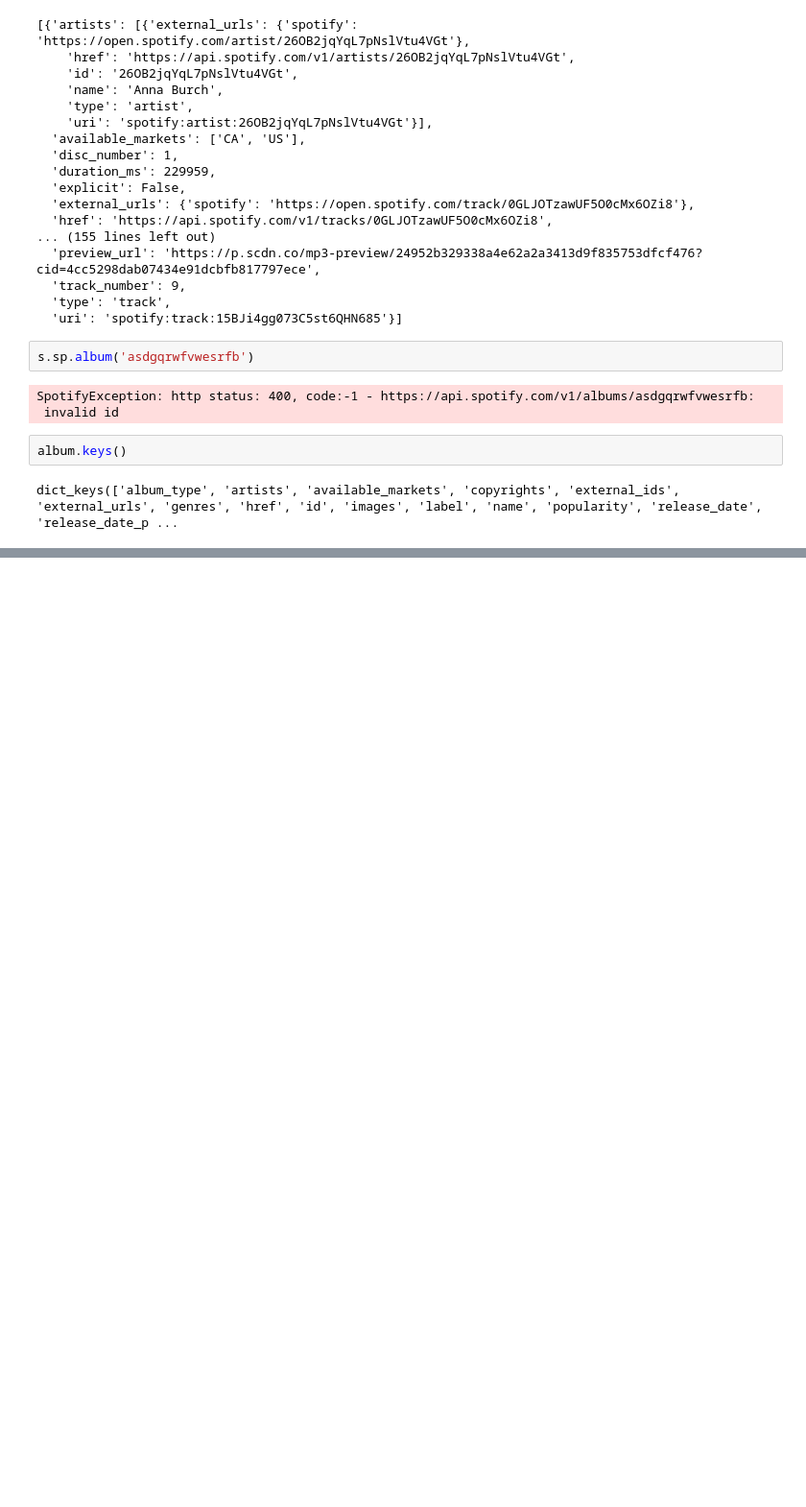
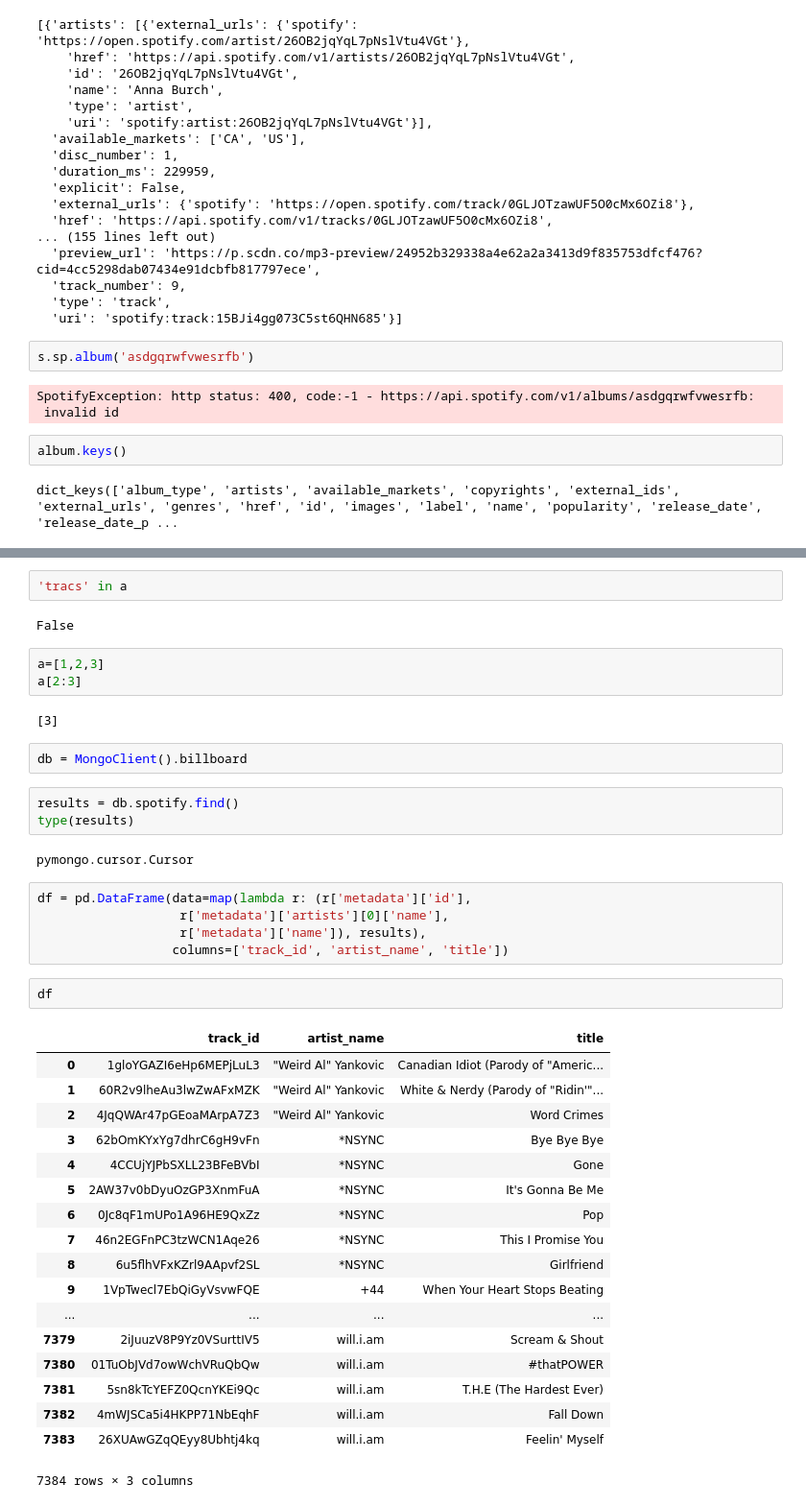
Before and after one commit to Greenford/billboard, a Jupyter notebook: pull spotify.ipynb, the cells around one changed output, grey strips where cells are left out. Shown at 96% size. Saved outputs shown, nothing was run; the diff lists cells and outputs as text; blank space fills up the shorter version.

```diff
--- a/pull spotify.ipynb
+++ b/pull spotify.ipynb
@@ -242,0 +262,42 @@ dict_keys(['album_type', 'artists', 'available_markets', 'copyrights', 'external
+# %%
+'tracs' in a
+# %% [output]
+False
+# %%
+a=[1,2,3]
+a[2:3]
+# %% [output]
+[3]
+# %%
+db = MongoClient().billboard
+# %%
+results = db.spotify.find()
+type(results)
+# %% [output]
+pymongo.cursor.Cursor
+# %%
+df = pd.DataFrame(data=map(lambda r: (r['metadata']['id'],
+                   r['metadata']['artists'][0]['name'],
+                   r['metadata']['name']), results),
+                  columns=['track_id', 'artist_name', 'title'])
+# %%
+df
+# %% [output]
+|  | track_id | artist_name | title |
+| 0 | 1gloYGAZI6eHp6MEPjLuL3 | "Weird Al" Yankovic | Canadian Idiot (Parody of "Americ... |
+| 1 | 60R2v9lheAu3lwZwAFxMZK | "Weird Al" Yankovic | White & Nerdy (Parody of "Ridin'"... |
+| 2 | 4JqQWAr47pGEoaMArpA7Z3 | "Weird Al" Yankovic | Word Crimes |
+| 3 | 62bOmKYxYg7dhrC6gH9vFn | *NSYNC | Bye Bye Bye |
+| 4 | 4CCUjYJPbSXLL23BFeBVbI | *NSYNC | Gone |
+| 5 | 2AW37v0bDyuOzGP3XnmFuA | *NSYNC | It's Gonna Be Me |
+| 6 | 0Jc8qF1mUPo1A96HE9QxZz | *NSYNC | Pop |
+| 7 | 46n2EGFnPC3tzWCN1Aqe26 | *NSYNC | This I Promise You |
+| 8 | 6u5flhVFxKZrl9AApvf2SL | *NSYNC | Girlfriend |
+| 9 | 1VpTwecl7EbQiGyVsvwFQE | +44 | When Your Heart Stops Beating |
+| ... | ... | ... | ... |
+| 7379 | 2iJuuzV8P9Yz0VSurttIV5 | will.i.am | Scream & Shout |
+| 7380 | 01TuObJVd7owWchVRuQbQw | will.i.am | #thatPOWER |
+| 7381 | 5sn8kTcYEFZ0QcnYKEi9Qc | will.i.am | T.H.E (The Hardest Ever) |
+| 7382 | 4mWJSCa5i4HKPP71NbEqhF | will.i.am | Fall Down |
+| 7383 | 26XUAwGZqQEyy8Ubhtj4kq | will.i.am | Feelin' Myself |
+7384 rows × 3 columns
```
Also changed, not shown: parts of 10 cells of this notebook, 2 other files.
